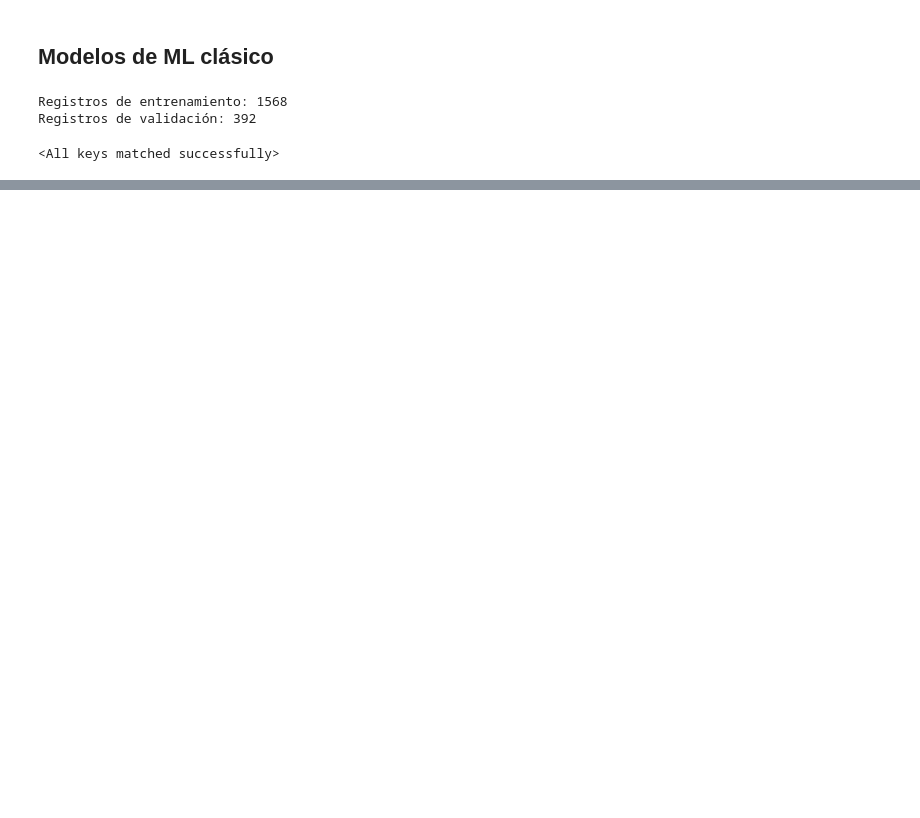
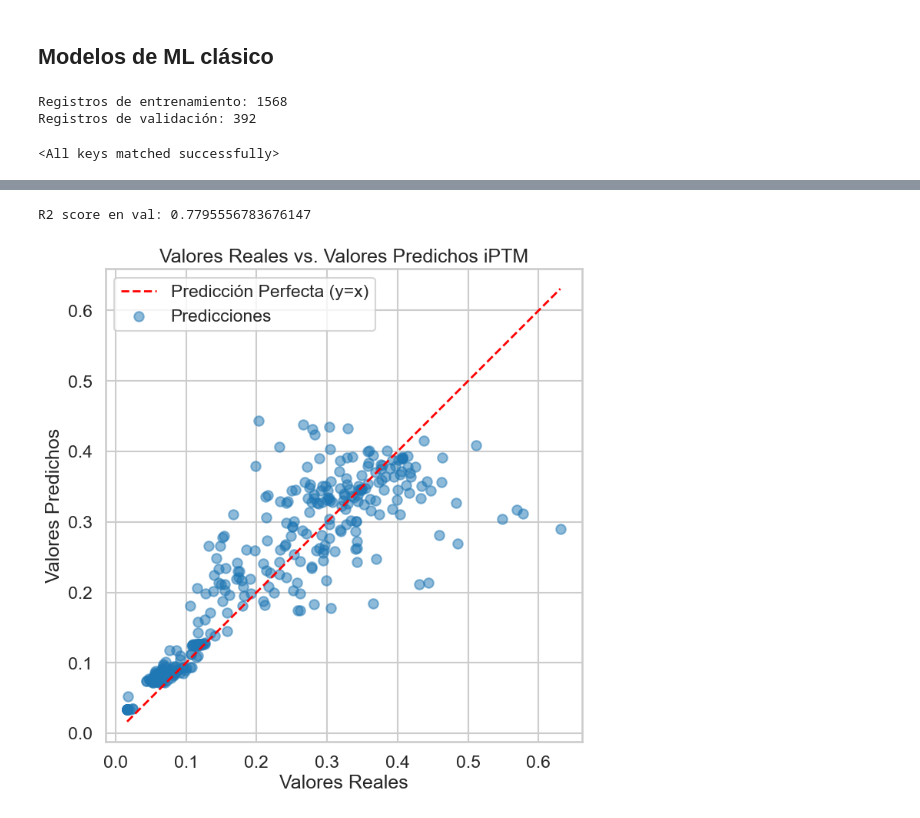
Before and after one commit to josemanuelgarciaogarrio/drug-design-diabetes-team29, a Jupyter notebook: main.ipynb, the cells around one changed output, grey strips where cells are left out. Cells and saved outputs as stored; diff of their text form; code cells hidden in the pictures; blank space fills up the shorter version.

```diff
--- a/main.ipynb
+++ b/main.ipynb
@@ -1028,3 +1068,25 @@ Error Cuadrático Medio Raiz(RMSE) en val:   0.0558
+# %%
+from sklearn.metrics import r2_score
+
+preds = model_xgb_iptm.predict(features_val_np)
+r2_score_val = r2_score(labels_val_np,preds)
+
+print(f"R2 score en val: {r2_score_val}")
+plt.figure(figsize=(8, 8))
+min_val = min(np.min(labels_val_np), np.min(preds))
+max_val = max(np.max(labels_val_np), np.max(preds))
+plt.plot([min_val, max_val], [min_val, max_val], 'r--', lw=2, label='Predicción Perfecta (y=x)')
+plt.scatter(labels_val_np, preds, alpha=0.5, label='Predicciones')
+plt.xlabel("Valores Reales")
+plt.ylabel("Valores Predichos")
+plt.title("Valores Reales vs. Valores Predichos iPTM")
+plt.legend()
+plt.grid(True)
+plt.axis('equal')
+plt.show()
+# %% [output]
+R2 score en val: 0.7795556783676147
+[figure, added]
 # %%
 #Entrenamos un RandomForestRegressor
 
```
Also changed, not shown: parts of 26 cells of this notebook, 20 other files.
